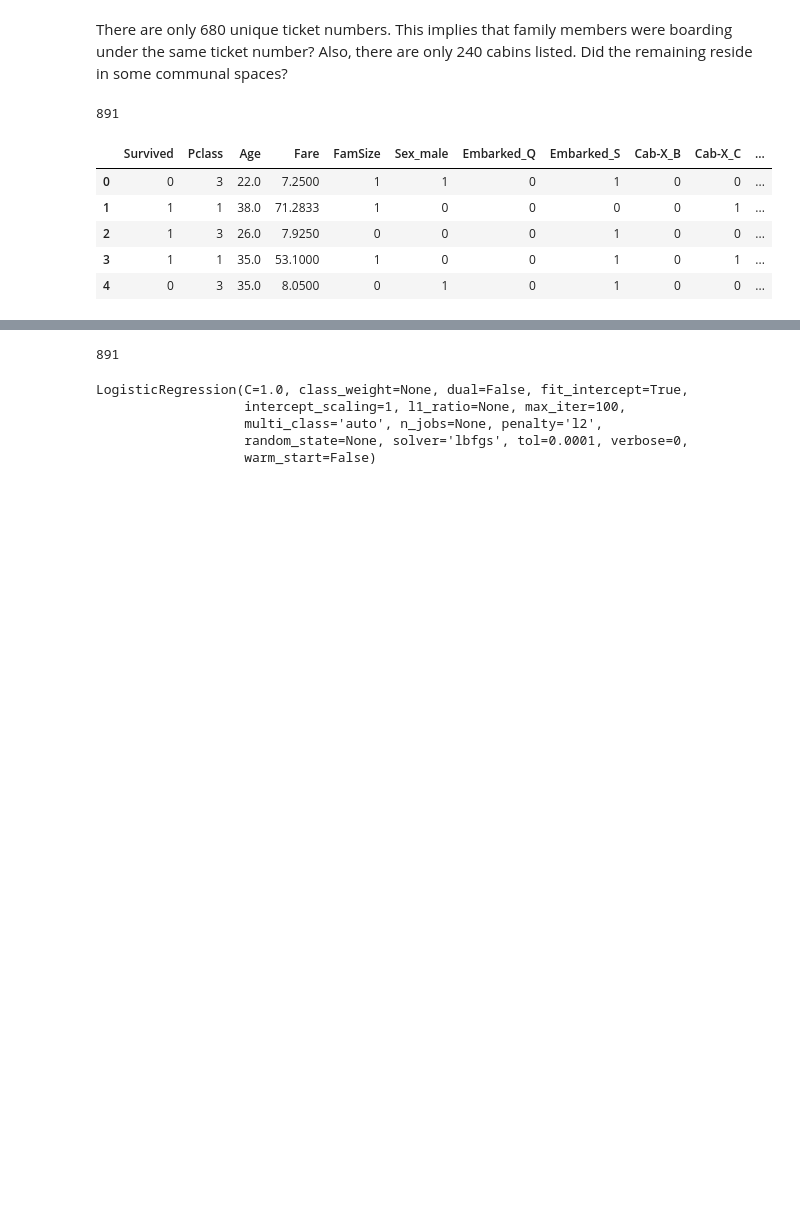
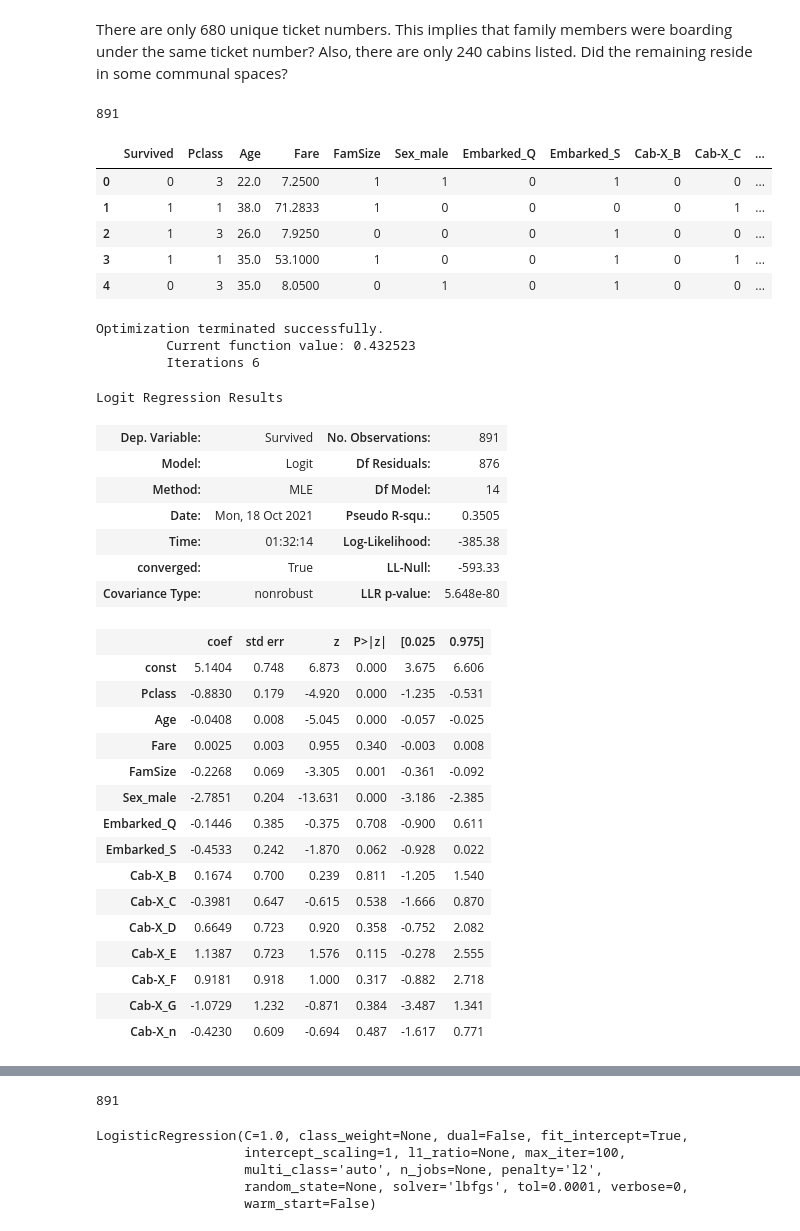
Before and after one commit to cgoeser1/MSDS422_course_assignments, a Jupyter notebook: Titanic(2021OCT17).ipynb, the cells around one changed output, grey strips where cells are left out. Saved outputs shown, nothing was run; the diff lists cells and outputs as text; code cells hidden in the pictures; blank space fills up the shorter version.

```diff
--- a/Titanic(2021OCT17).ipynb
+++ b/Titanic(2021OCT17).ipynb
@@ -399,0 +404,35 @@ train_needed_dummies.head()
+# %%
+train_needed_dummies.drop("Survived",axis=1,inplace=True)
+m=sm.add_constant(train_needed_dummies)
+model=sm.Logit(y_train,m)
+result=model.fit()
+
+result.summary()
+# %% [output]
+Optimization terminated successfully.
+         Current function value: 0.432523
+         Iterations 6
+Logit Regression Results
+| Dep. Variable: | Survived | No. Observations: | 891 |
+| Model: | Logit | Df Residuals: | 876 |
+| Method: | MLE | Df Model: | 14 |
+| Date: | Mon, 18 Oct 2021 | Pseudo R-squ.: | 0.3505 |
+| Time: | 01:32:14 | Log-Likelihood: | -385.38 |
+| converged: | True | LL-Null: | -593.33 |
+| Covariance Type: | nonrobust | LLR p-value: | 5.648e-80 |
+|  | coef | std err | z | P>|z| | [0.025 | 0.975] |
+| const | 5.1404 | 0.748 | 6.873 | 0.000 | 3.675 | 6.606 |
+| Pclass | -0.8830 | 0.179 | -4.920 | 0.000 | -1.235 | -0.531 |
+| Age | -0.0408 | 0.008 | -5.045 | 0.000 | -0.057 | -0.025 |
+| Fare | 0.0025 | 0.003 | 0.955 | 0.340 | -0.003 | 0.008 |
+| FamSize | -0.2268 | 0.069 | -3.305 | 0.001 | -0.361 | -0.092 |
+| Sex_male | -2.7851 | 0.204 | -13.631 | 0.000 | -3.186 | -2.385 |
+| Embarked_Q | -0.1446 | 0.385 | -0.375 | 0.708 | -0.900 | 0.611 |
+| Embarked_S | -0.4533 | 0.242 | -1.870 | 0.062 | -0.928 | 0.022 |
+| Cab-X_B | 0.1674 | 0.700 | 0.239 | 0.811 | -1.205 | 1.540 |
+| Cab-X_C | -0.3981 | 0.647 | -0.615 | 0.538 | -1.666 | 0.870 |
+| Cab-X_D | 0.6649 | 0.723 | 0.920 | 0.358 | -0.752 | 2.082 |
+| Cab-X_E | 1.1387 | 0.723 | 1.576 | 0.115 | -0.278 | 2.555 |
+| Cab-X_F | 0.9181 | 0.918 | 1.000 | 0.317 | -0.882 | 2.718 |
+| Cab-X_G | -1.0729 | 1.232 | -0.871 | 0.384 | -3.487 | 1.341 |
+| Cab-X_n | -0.4230 | 0.609 | -0.694 | 0.487 | -1.617 | 0.771 |
```
Also changed, not shown: parts of 39 cells of this notebook.
